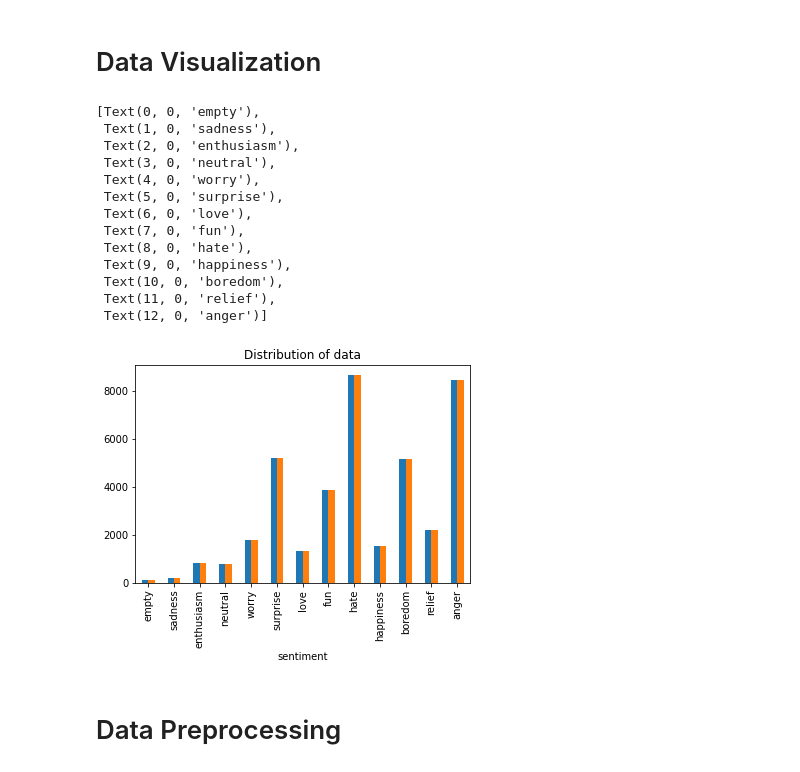
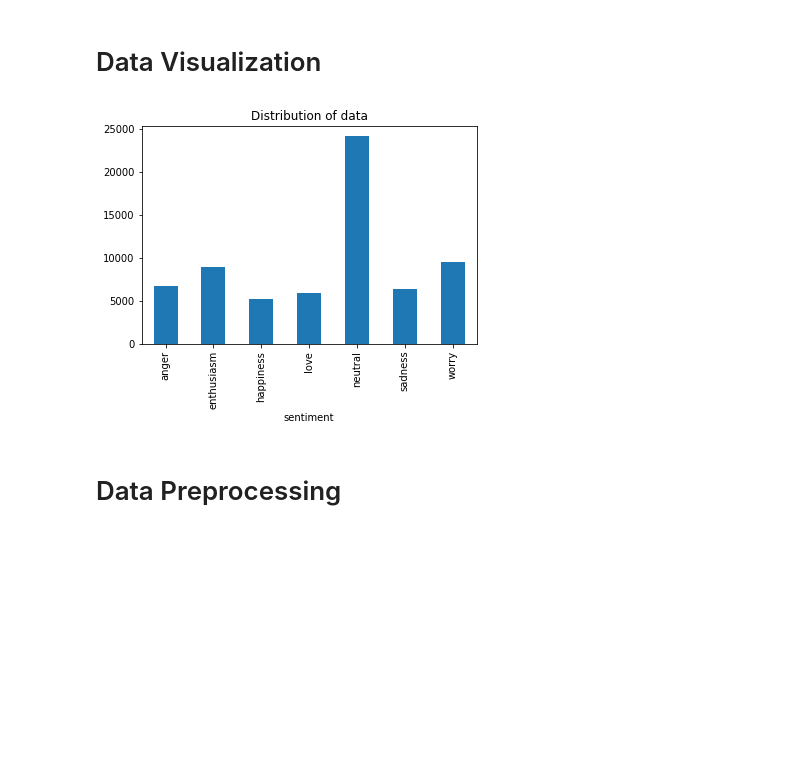
Before and after one commit to Sarahhabbi/EmotionAnalysis, a Jupyter notebook: src/model.ipynb, the cells around one changed output. Cells and saved outputs as stored; diff of their text form; code cells hidden in the pictures; blank space fills up the shorter version.

```diff
--- a/src/notebook.ipynb
+++ b/src/model.ipynb
@@ -123,24 +83,10 @@ Count of rows in the data is:   40000
 # %% [markdown]
 # Data Visualization
 # %%
-# Plotting the distribution for dataset.
+df['sentiment'] = df['sentiment'].apply(lambda x : x if x in ["sadness", "worry", "anger", "neutral", "enthusiasm", "happiness","love"] else None)
 ax = df.groupby('sentiment').count().plot(kind='bar', title='Distribution of data',legend=False)
-ax.set_xticklabels(df['sentiment'].unique(), rotation=90)
 # %% [output]
-[Text(0, 0, 'empty'),
- Text(1, 0, 'sadness'),
- Text(2, 0, 'enthusiasm'),
- Text(3, 0, 'neutral'),
- Text(4, 0, 'worry'),
- Text(5, 0, 'surprise'),
- Text(6, 0, 'love'),
- Text(7, 0, 'fun'),
- Text(8, 0, 'hate'),
- Text(9, 0, 'happiness'),
- Text(10, 0, 'boredom'),
- Text(11, 0, 'relief'),
- Text(12, 0, 'anger')]
-[figure, old version]
+[figure, new version]
 # %% [markdown]
 # Data Preprocessing&nbsp;
 # %%
```
Also changed, not shown: parts of 26 cells of this notebook.
